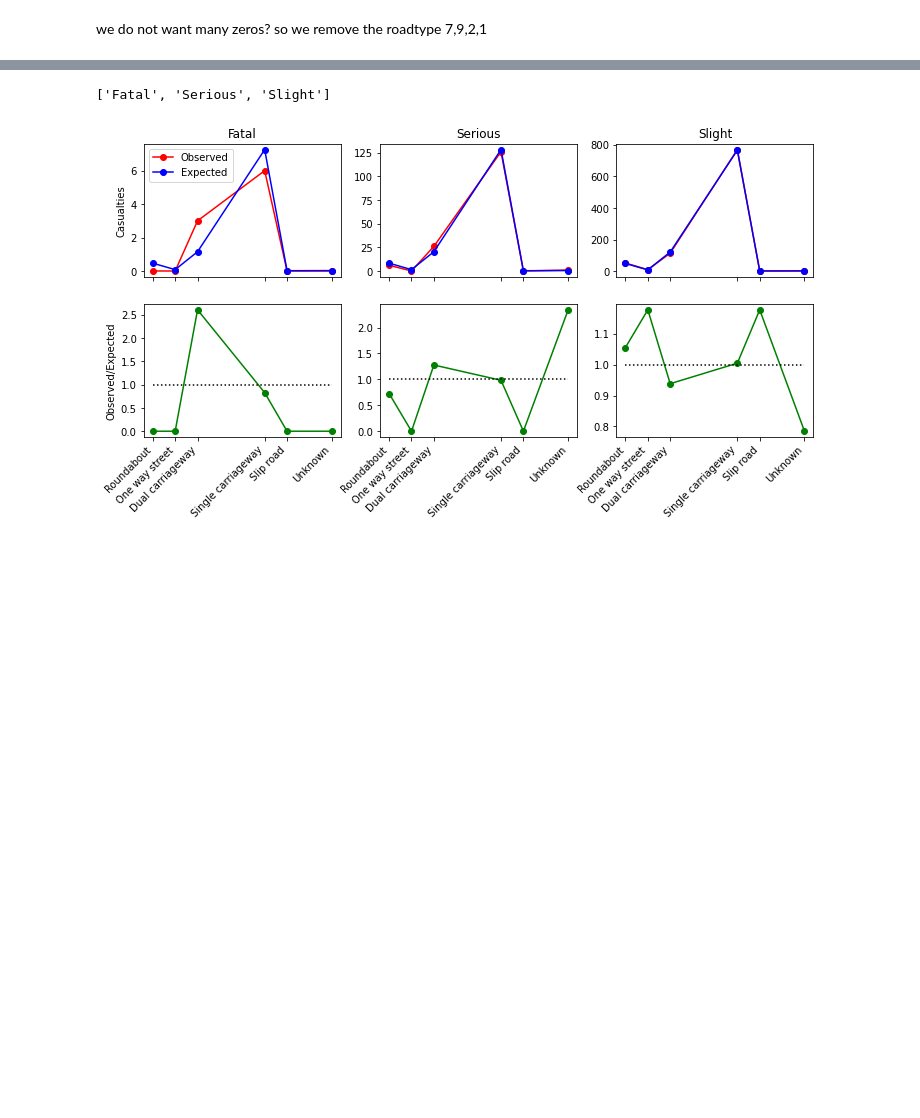
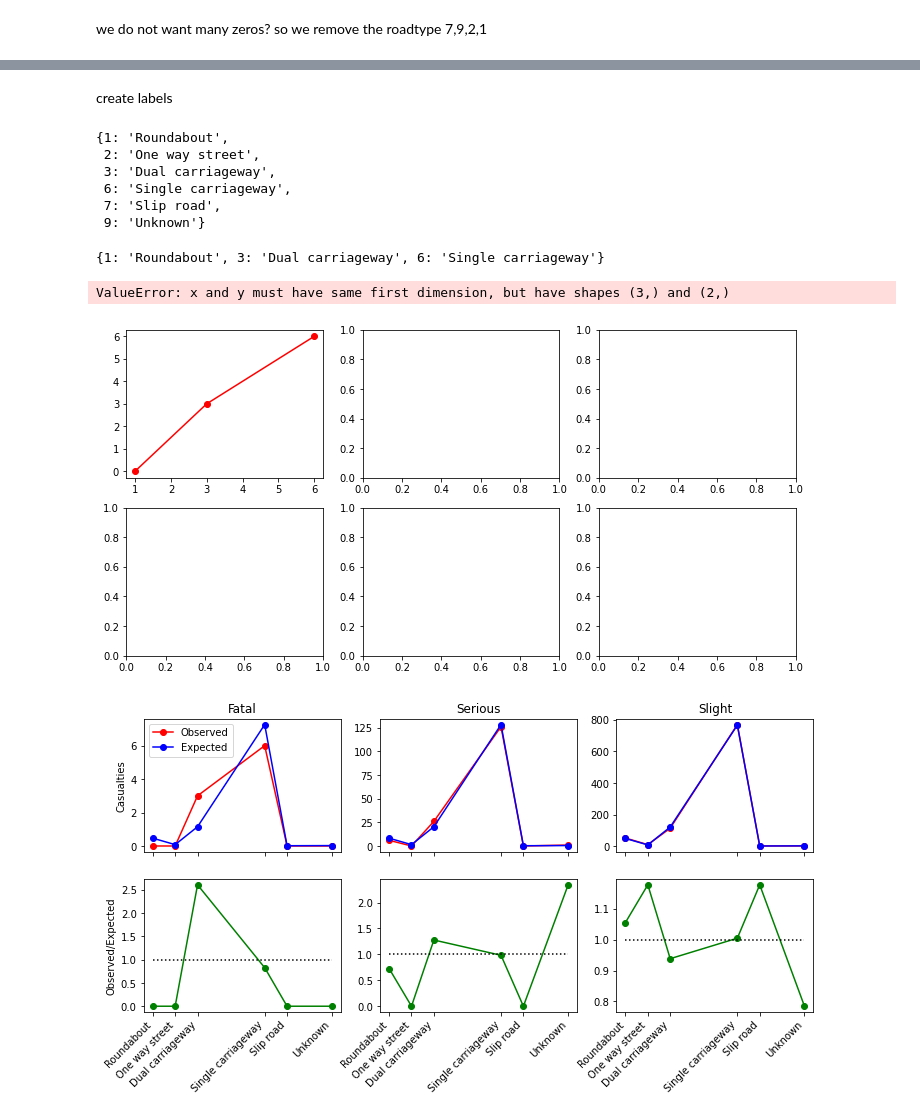
Before and after one commit to mfoman/fyp2021p01lectures, a Jupyter notebook: notebooks/fyp2021p01lectures_draft.ipynb, the cells around one changed output, grey strips where cells are left out. Cells and saved outputs as stored; diff of their text form; code cells hidden in the pictures; blank space fills up the shorter version.

```diff
--- a/notebooks/fyp2021p01lectures_draft.ipynb
+++ b/notebooks/fyp2021p01lectures_draft.ipynb
@@ -1041,7 +1080,4 @@ observed_pd1
 # %%
-rowTotals1 = observed1.sum(axis = 1) # R
-N1 = rowTotals1.sum()
-
-chiVal1, pVal1, df1, expected1 = chi2_contingency(observed1)
-chiVal1, pVal1, df1, expected1.astype(int)
+chiVal1, pVal1, df1, observed1, expected1, V1 = get_pearson_test(observed=observed1)
+chiVal1, pVal1, df1, observed1, expected1.astype(int), V1
 # %% [output]
@@ -1066,9 +1092,34 @@ var2
-# %%
-var1_labels1 = get_unique_label_fld_lookup(data=DATA['accident'], colname=var1).label
-var2_labels1 = get_unique_label_fld_lookup(data=DATA['casual'], colname=var2)
-var2_labels
-# %% [output]
-['Fatal', 'Serious', 'Slight']
+# %% [markdown]
+create labels
+# %%
+var1_labels1 = dict(get_unique_label_fld_lookup(data=merged, colname="Road_Type").label)
+var2_labels1 = list(FLD_LOOKUP["Casualty_Severity"].label)
+var1_labels1
+# %% [output]
+{1: 'Roundabout',
+ 2: 'One way street',
+ 3: 'Dual carriageway',
+ 6: 'Single carriageway',
+ 7: 'Slip road',
+ 9: 'Unknown'}
+# %%
+labelcodestoremove1 = []
+for labelcode in var1_labels1:
+    if labelcode not in observed_pd1_filtered.index:
+        labelcodestoremove1.append(labelcode)
+
+for label in labelcodestoremove1:
+    var1_labels1.pop(label)
+var1_labels1
+# %% [output]
+{1: 'Roundabout', 3: 'Dual carriageway', 6: 'Single carriageway'}
+# %%
+title1 = "Pearson test of independence: Casualty severity vs Road Type"
+# %%
+plot_pearson_test(observed=observed1, expected=expected1, var1_labels=var1_labels1, var2_labels=var2_labels1, title=title1)
+# %% [output]
+ValueError: x and y must have same first dimension, but have shapes (3,) and (2,)
+[figure, added]
 # %%
 fig, axes = plt.subplots(nrows=2, ncols=3, figsize=(12, 6))
 
```
Also changed, not shown: parts of 41 cells of this notebook.
